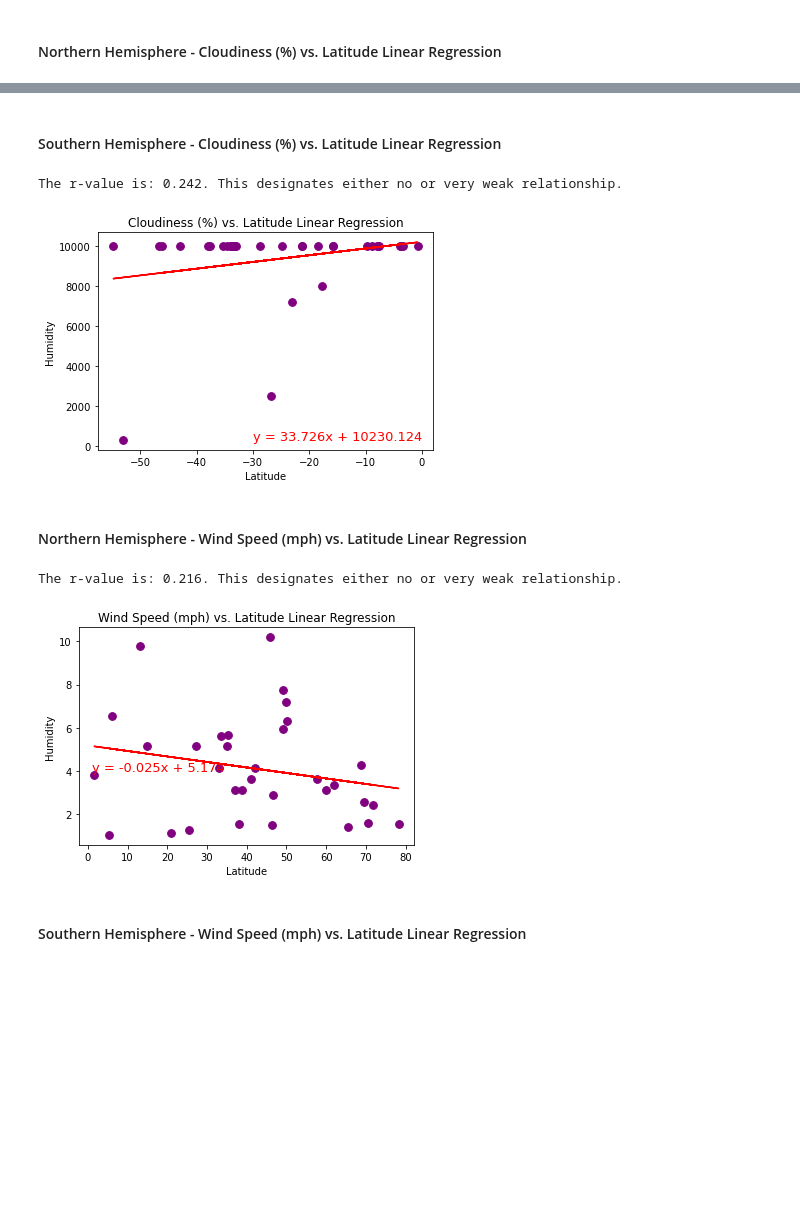
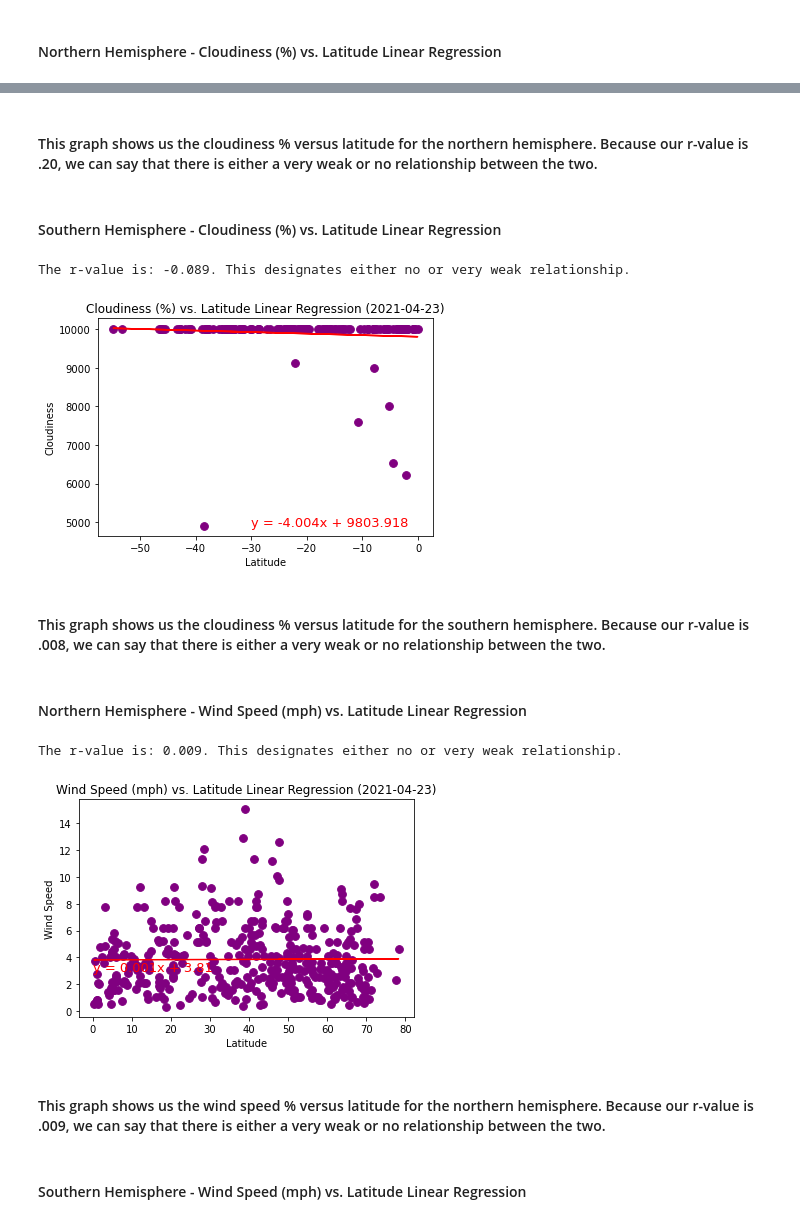
Before and after one commit to kidik425/06-Python_API_Challenge, a Jupyter notebook: WeatherPy/WeatherPy.ipynb, the cells around one changed output, grey strips where cells are left out. Cells and saved outputs as stored; diff of their text form; code cells hidden in the pictures; blank space fills up the shorter version.

Commit message:
final weatherpy and output

```diff
--- a/WeatherPy/WeatherPy.ipynb
+++ b/WeatherPy/WeatherPy.ipynb
@@ -38,8 +47,8 @@ lat_lngs = []
 cities = []
 
 # Create a set of random lat and lng combinations
-lats = np.random.uniform(lat_range[0], lat_range[1], size=100) #1500
-lngs = np.random.uniform(lng_range[0], lng_range[1], size=100)
+lats = np.random.uniform(lat_range[0], lat_range[1], size=1500)
+lngs = np.random.uniform(lng_range[0], lng_range[1], size=1500)
 lat_lngs = zip(lats, lngs)
 
 # Identify nearest city for each lat, lng combination
@@ -299,21 +311,30 @@ plt.show()
 def linearStatement (someNum):
     numCheck = abs(someNum[0])
     outputStr = f"The r-value is: {round(someNum[0],3)}. This designates "
+
+    #type of relationship
+    if someNum[0] < 0:
+        negPos = "negative"
+    else:
+        negPos = "positive"
+
+    #correlation syntax
     if numCheck >= .7: # i believe this was in the class slides for day 3.
-        outputStr += "a strong relationship."
+        outputStr += f"a {negPos} strong relationship."
     elif numCheck >= .5:
-        outputStr += "a moderate relationship."
+        outputStr += f"a {negPos} moderate relationship."
     elif numCheck >= .3:
-        outputStr += "a weak relationship."
+        outputStr += f"a {negPos} weak relationship."
     else:
         outputStr += "either no or very weak relationship."
 
     return outputStr
 
-#print(linearStatement([.73])) #sanity check
+#print(linearStatement([-.53])) #sanity check
 # %%
 #method to create the different plots
-def createPlot (xCol, yCol, xLab, yLab, title):
+def createPlot (xCol, yCol, xLab, yLab, title, outFile):
+
     #get plot (dot) data
     dotX = xCol
     dotY = yCol
@@ -341,15 +362,19 @@ def createPlot (xCol, yCol, xLab, yLab, title):
     plt.xlabel(xLab)
     plt.ylabel(yLab)
     plt.title(title)
-    #annotating because we learned this in class :)
+
+    #annotating line
     plt.annotate(lineEQ,(xStart,yStart),fontsize=13,color="red")
+
+    #saving figure
+    plt.savefig(outputFile)
 
     plt.show()
 
 #createPlot(nHemiDF["Lat"],nHemiDF["Max Temp"],"Latitude","Max Temp") #sanity check
 # %%
 #create dataframes for the different hemispheres
-nHemiDF = cleanCityData.loc[(weatherDF["Lat"] > 0)]
+nHemiDF = cleanCityData.loc[(weatherDF["Lat"] >= 0)]
 sHemiDF = cleanCityData.loc[(weatherDF["Lat"] < 0)]
 # %% [markdown]
 ####  Northern Hemisphere - Max Temp vs. Latitude Linear Regression
@@ -389,17 +457,37 @@ The r-value is: 0.092. This designates either no or very weak relationship.
+# %% [markdown]
+#### This graph shows us the cloudiness % versus latitude for the northern hemisphere.  Because our r-value is .20, we can say that there is either a very weak or no relationship between the two.
 # %% [markdown]
 ####  Southern Hemisphere - Cloudiness (%) vs. Latitude Linear Regression
 # %%
-createPlot(sHemiDF["Lat"],sHemiDF["Cloudiness"],"Latitude","Humidity","Cloudiness (%) vs. Latitude Linear Regression")
+outputFile = outputPath + "figSouthLatCloudLine.png"
+
+createPlot(sHemiDF["Lat"]
+           ,sHemiDF["Cloudiness"]
+           ,"Latitude"
+           ,"Cloudiness"
+           ,f"Cloudiness (%) vs. Latitude Linear Regression ({today})"
+           ,outputFile)
 # %% [output]
-The r-value is: 0.242. This designates either no or very weak relationship.
+The r-value is: -0.089. This designates either no or very weak relationship.
-[figure, old version]
+[figure, new version]
+# %% [markdown]
+#### This graph shows us the cloudiness % versus latitude for the southern hemisphere.  Because our r-value is .008, we can say that there is either a very weak or no relationship between the two.
 # %% [markdown]
 ####  Northern Hemisphere - Wind Speed (mph) vs. Latitude Linear Regression
 # %%
-createPlot(nHemiDF["Lat"],nHemiDF["Wind Speed"],"Latitude","Humidity","Wind Speed (mph) vs. Latitude Linear Regression")
+outputFile = outputPath + "figNorthLatWindLine.png"
+
+createPlot(nHemiDF["Lat"]
+           ,nHemiDF["Wind Speed"]
+           ,"Latitude"
+           ,"Wind Speed"
+           ,f"Wind Speed (mph) vs. Latitude Linear Regression ({today})"
+           ,outputFile)
 # %% [output]
-The r-value is: 0.216. This designates either no or very weak relationship.
+The r-value is: 0.009. This designates either no or very weak relationship.
-[figure, old version]
+[figure, new version]
+# %% [markdown]
+#### This graph shows us the wind speed % versus latitude for the northern hemisphere.  Because our r-value is .009, we can say that there is either a very weak or no relationship between the two.
 # %% [markdown]
 ####  Southern Hemisphere - Wind Speed (mph) vs. Latitude Linear Regression
 # %%
```
Also changed, not shown: parts of 29 cells of this notebook, 17 other files.
